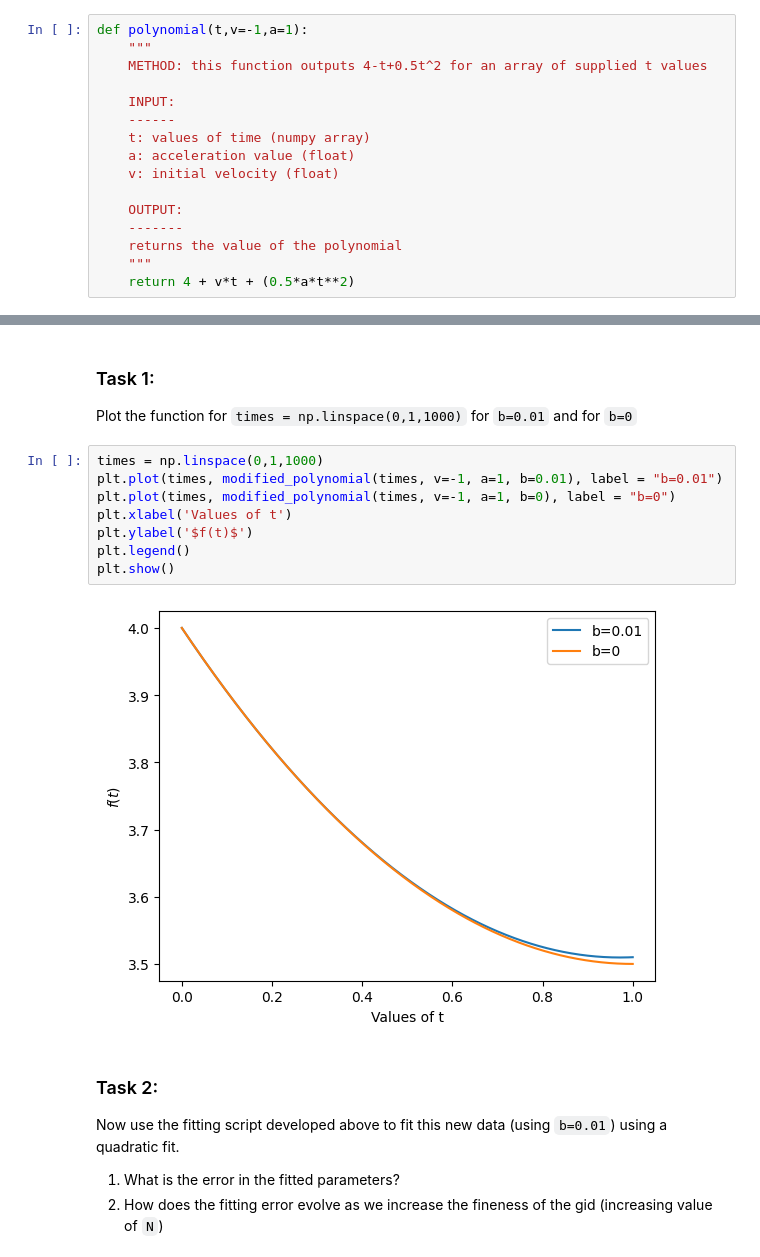
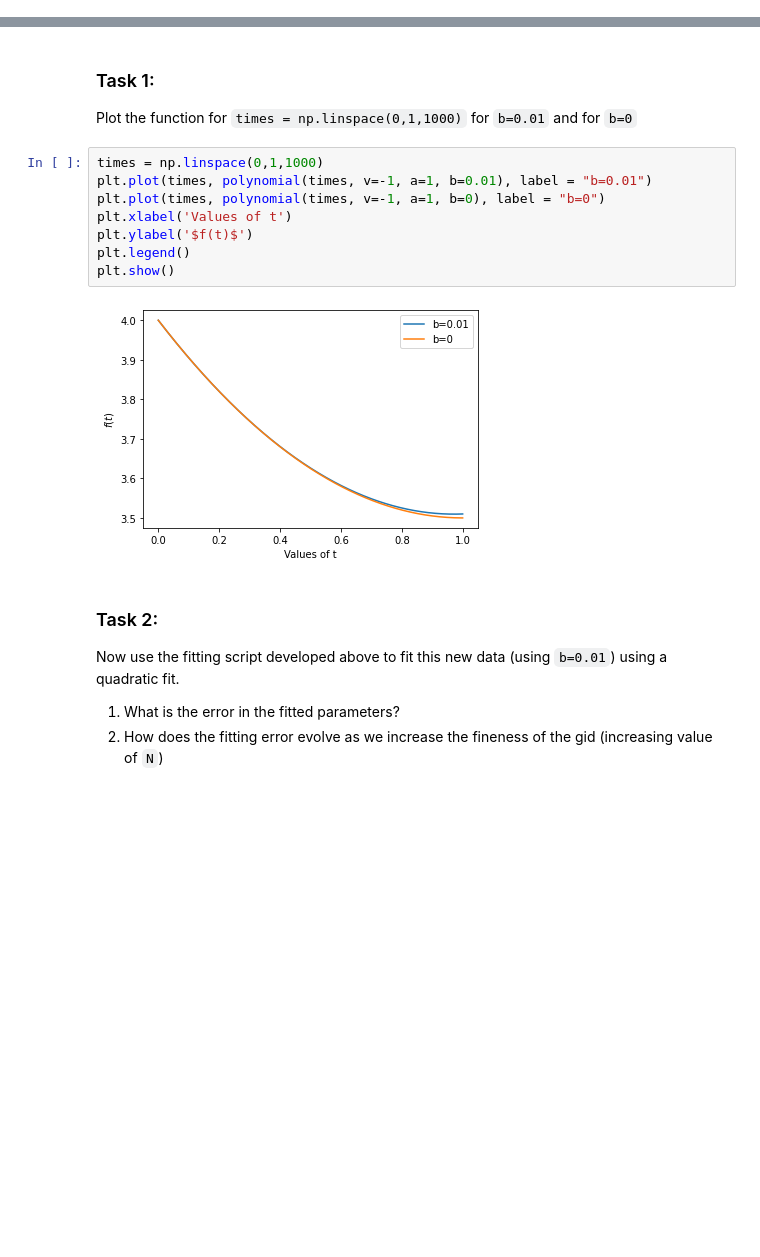
Before and after one commit to bblitz1/practice_codes, a Jupyter notebook: polynomial_fit/work_practice.ipynb, the cells around one changed output, grey strips where cells are left out. Cells and saved outputs as stored; diff of their text form; blank space fills up the shorter version.

Commit message:
Splitting functions to separate file

```diff
--- a/polynomial_fit/work_practice.ipynb
+++ b/polynomial_fit/work_practice.ipynb
@@ -5,21 +7,5 @@ import matplotlib.pyplot as plt
 # Polynomial fit
 
 This is a toy problem where we fit a quadratic function on a polynomial to find the coefficients of the quadratic function. The underlying function for which we are trying to compute the fit is $4 - t + \frac{1}{2}t^2$.
-# %%
-def polynomial(t,v=-1,a=1):
-    """
-    METHOD: this function outputs 4-t+0.5t^2 for an array of supplied t values
-
-    INPUT:
-    ------
-    t: values of time (numpy array)
-    a: acceleration value (float)
-    v: initial velocity (float)
-
-    OUTPUT:
-    -------
-    returns the value of the polynomial
-    """
-    return 4 + v*t + (0.5*a*t**2)
 # %% [markdown]
 ### Plotting to check the true function and a trial function with different value of the coefficient
@@ -164,14 +56,14 @@ def modified_polynomial(t, v=-1, a=1, b=0.01):
 Plot the function for `times = np.linspace(0,1,1000)` for `b=0.01` and for `b=0`
 # %%
 times = np.linspace(0,1,1000)
-plt.plot(times, modified_polynomial(times, v=-1, a=1, b=0.01), label = "b=0.01")
-plt.plot(times, modified_polynomial(times, v=-1, a=1, b=0), label = "b=0")
+plt.plot(times, polynomial(times, v=-1, a=1, b=0.01), label = "b=0.01")
+plt.plot(times, polynomial(times, v=-1, a=1, b=0), label = "b=0")
 plt.xlabel('Values of t')
 plt.ylabel('$f(t)$')
 plt.legend()
 plt.show()
 # %% [output]
-[figure, old version]
+[figure, new version]
 # %% [markdown]
 ### Task 2:
 Now use the fitting script developed above to fit this new data (using `b=0.01`) using a quadratic fit.
```
Also changed, not shown: parts of 13 cells of this notebook, 1 other file.
